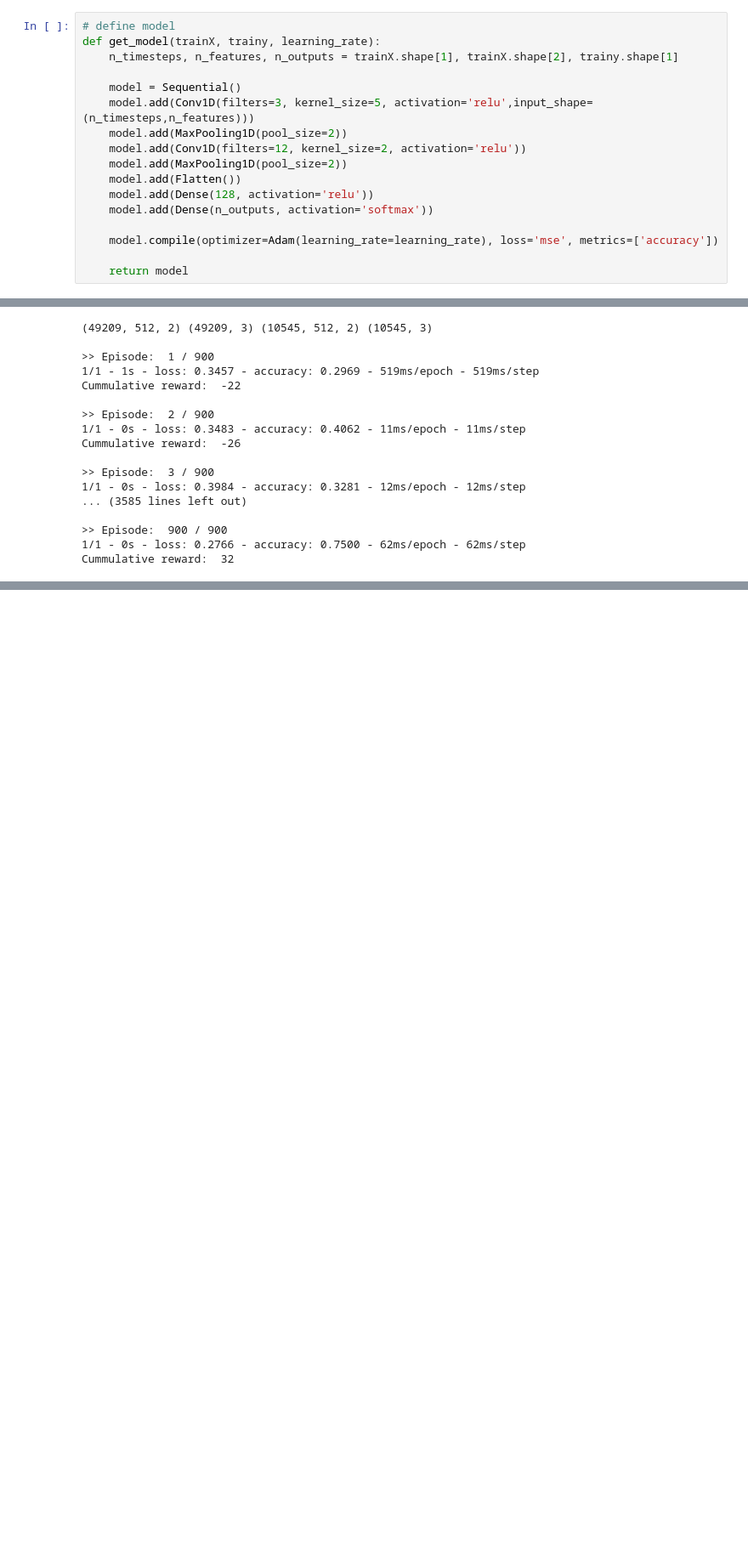
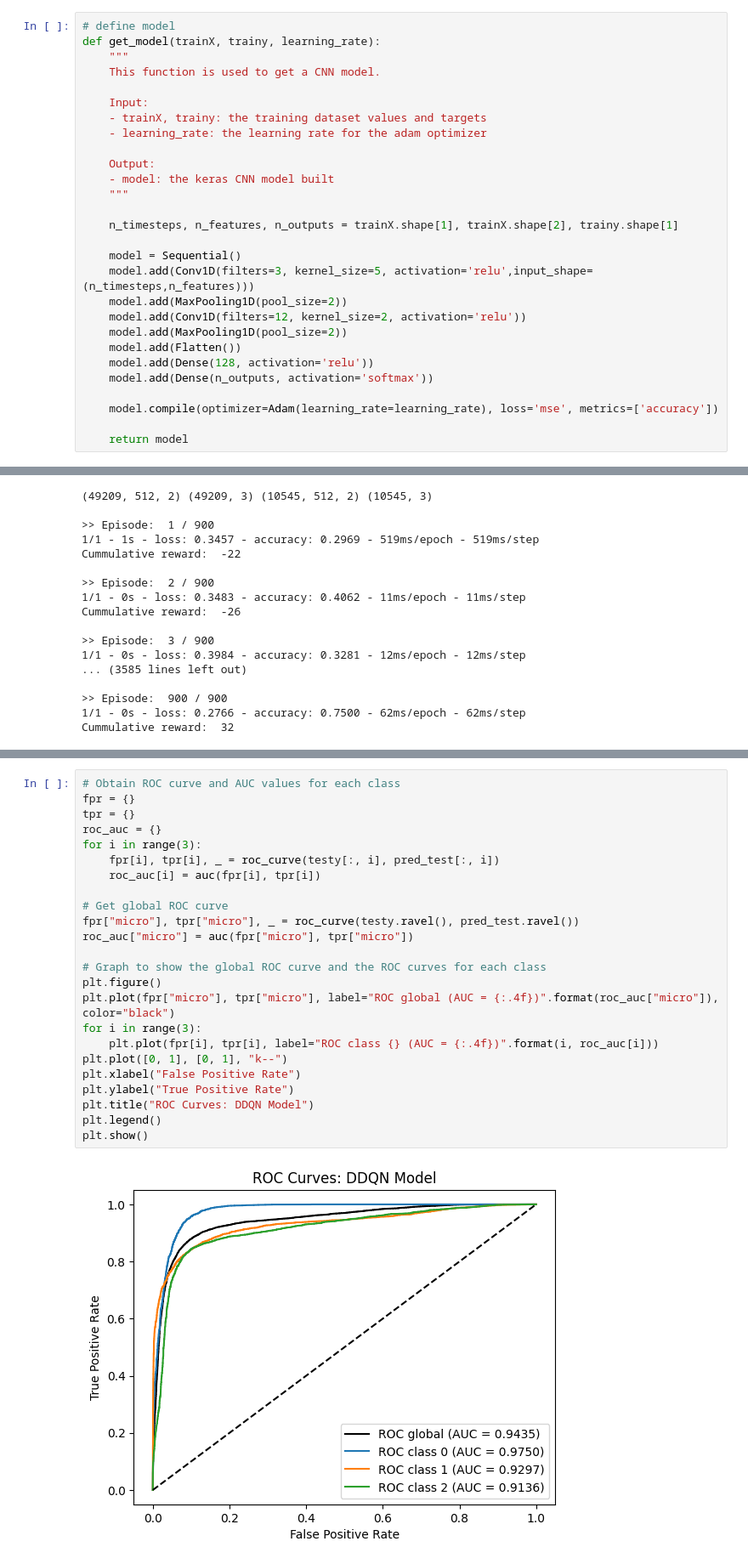
Before and after one commit to carlotala/TFG_GITT_project_code, a Jupyter notebook: RL_CNN_Model.ipynb, the cells around one changed output, grey strips where cells are left out. Shown at 85% size. Cells and saved outputs as stored; diff of their text form; blank space fills up the shorter version.

```diff
--- a/RL_CNN_Model.ipynb
+++ b/RL_CNN_Model.ipynb
@@ -47,6 +53,17 @@ def load_dataset():
 # %%
 # define model
 def get_model(trainX, trainy, learning_rate):
+    """
+    This function is used to get a CNN model.
+
+    Input:
+    - trainX, trainy: the training dataset values and targets
+    - learning_rate: the learning rate for the adam optimizer
+
+    Output:
+    - model: the keras CNN model built
+    """
+
     n_timesteps, n_features, n_outputs = trainX.shape[1], trainX.shape[2], trainy.shape[1]
 
     model = Sequential()
@@ -947,0 +534,26 @@ heatmap.show()
+# %%
+# Obtain ROC curve and AUC values for each class
+fpr = {}
+tpr = {}
+roc_auc = {}
+for i in range(3):
+    fpr[i], tpr[i], _ = roc_curve(testy[:, i], pred_test[:, i])
+    roc_auc[i] = auc(fpr[i], tpr[i])
+
+# Get global ROC curve
+fpr["micro"], tpr["micro"], _ = roc_curve(testy.ravel(), pred_test.ravel())
+roc_auc["micro"] = auc(fpr["micro"], tpr["micro"])
+
+# Graph to show the global ROC curve and the ROC curves for each class
+plt.figure()
+plt.plot(fpr["micro"], tpr["micro"], label="ROC global (AUC = {:.4f})".format(roc_auc["micro"]), color="black")
+for i in range(3):
+    plt.plot(fpr[i], tpr[i], label="ROC class {} (AUC = {:.4f})".format(i, roc_auc[i]))
+plt.plot([0, 1], [0, 1], "k--")
+plt.xlabel("False Positive Rate")
+plt.ylabel("True Positive Rate")
+plt.title("ROC Curves: DDQN Model")
+plt.legend()
+plt.show()
+# %% [output]
+[figure, added]
```
Also changed, not shown: parts of 67 cells of this notebook.
